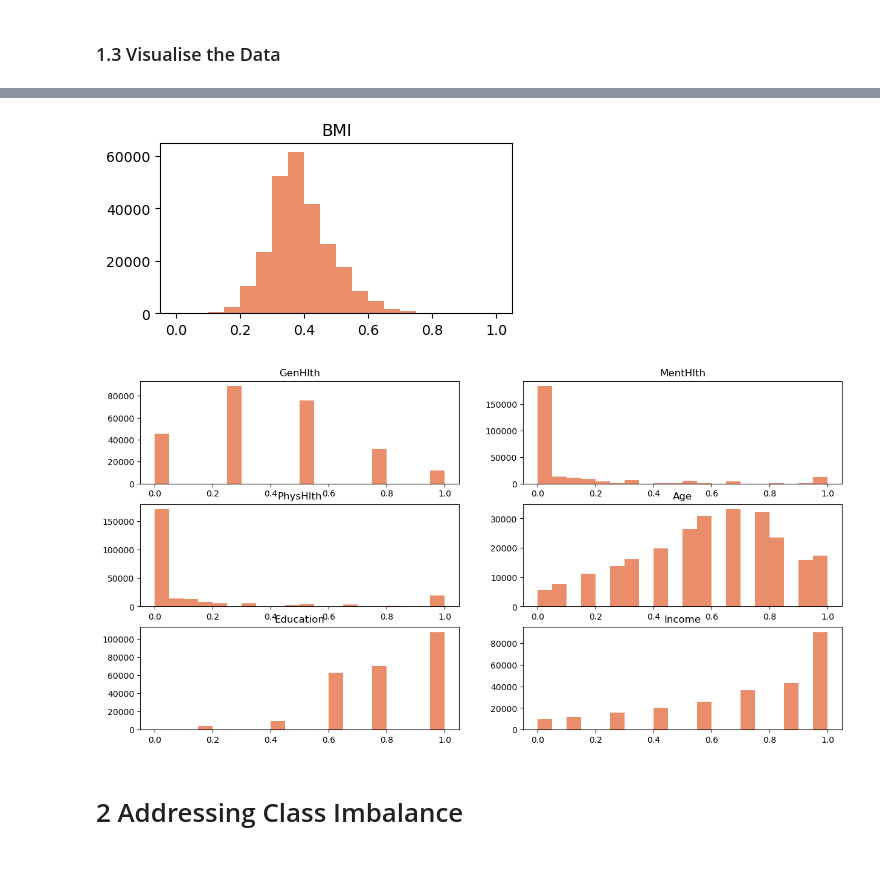
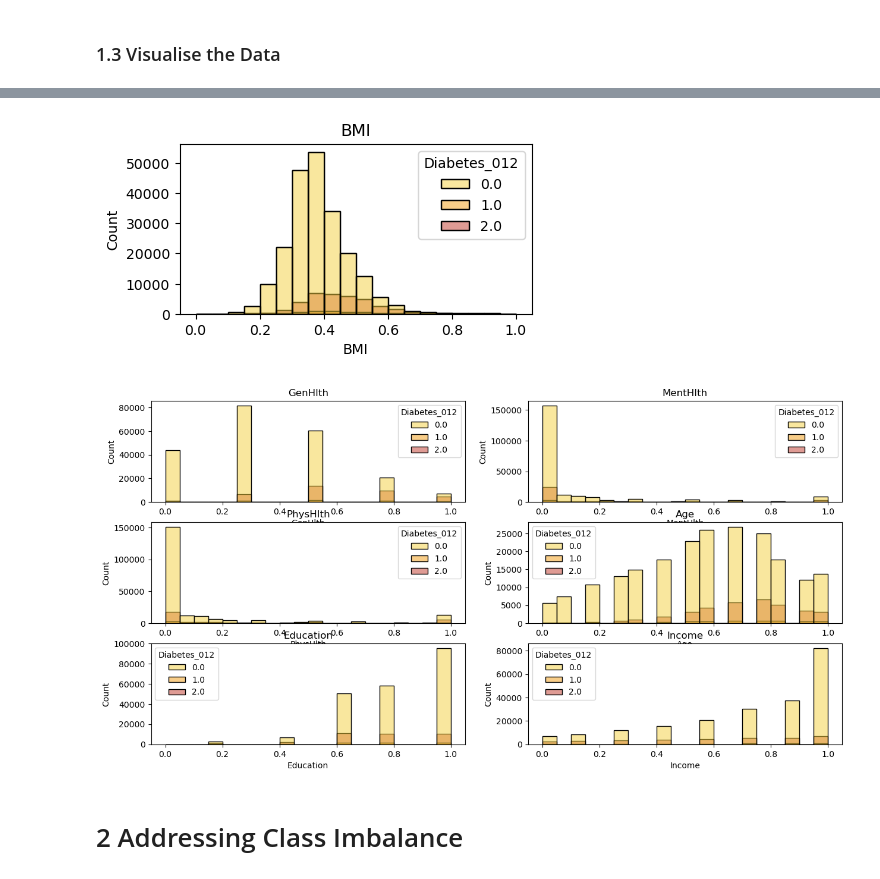
Before and after one commit to annalisa7/ML_project, a Jupyter notebook: BasicModels.ipynb, the cells around one changed output, grey strips where cells are left out. Cells and saved outputs as stored; diff of their text form; code cells hidden in the pictures.

```diff
--- a/BasicModels.ipynb
+++ b/BasicModels.ipynb
@@ -4,6 +4,7 @@ import numpy as np
 import matplotlib.pyplot as plt
 import seaborn as sns
 import os
+import warnings
 
 import sklearn.linear_model as lm
 from sklearn.linear_model import LogisticRegression
@@ -25,6 +26,8 @@ from itertools import cycle
 sns.set_palette("flare")
 target_names = ["No Diabetes","Prediabetes","Diabetes"]
 colors = cycle(["green", "darkorange", "red"])
+orange_palette = sns.color_palette(['#F4D03F','#F39C12','#C0392B'])
+warnings.filterwarnings("ignore")
 # %% [markdown]
 # Diabetes and Health Indicators Classification
 # %% [markdown]
@@ -150,6 +153,6 @@ dist_cols = ['BMI','GenHlth','MentHlth','PhysHlth','Age','Education','Income']
 plt.figure(figsize=(15,10))
 for i, column in enumerate(dist_cols):
     plt.subplot(3,3,i+1)
-    plt.hist(data[column], bins=20)
+    sns.histplot(data, x=column, hue='Diabetes_012', bins=20, palette=orange_palette)
     plt.title(f"{column}")
 # %% [output]
@@ -163,23 +166,23 @@ plt.figure(figsize=(10,7.5))
 for i,col in enumerate(out_cols):
     plt.subplot(3,2,i+1)
     data[col] = scaler.fit_transform(np.log1p(data[col]).values.reshape(-1,1))
-    plt.hist(data[col], bins=20)
+    sns.histplot(data,x=col, bins=20,palette=orange_palette,hue=data['Diabetes_012'])
     plt.title(f"{col}")
 # %% [output]
-[figure, old version]
+[figure, new version]
 # %%
 skew_cols = ['GenHlth','MentHlth','PhysHlth','Age','Education','Income']
 
 scaler = MinMaxScaler()
 
 plt.figure(figsize=(15,7.5))
 for i,col in enumerate(skew_cols):
     data[col] = scaler.fit_transform(data[col].values.reshape(-1,1))
     plt.subplot(3,2,i+1)
-    plt.hist(data[col] , bins=20)
+    sns.histplot(data, x=col,hue='Diabetes_012',palette=orange_palette, bins=20)
     plt.title(f"{col}")
 # %% [output]
-[figure, old version]
+[figure, new version]
 # %% [markdown]
 # 2 Addressing Class Imbalance
 # %% [markdown]
```
Also changed, not shown: parts of 9 cells of this notebook.
